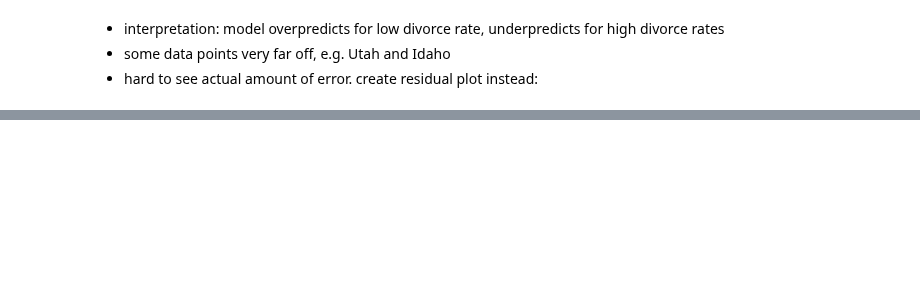
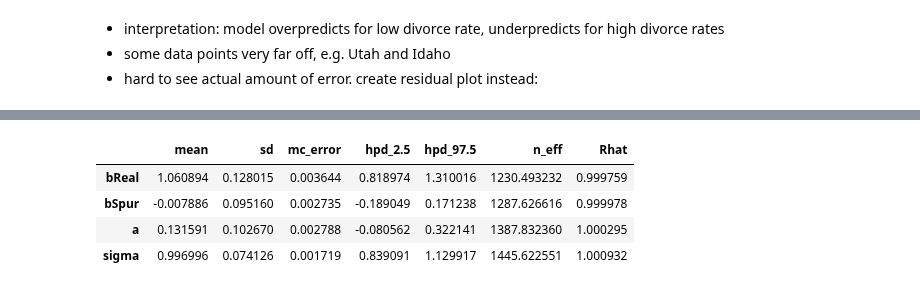
Before and after one commit to nwweber/statistical_rethinking, a Jupyter notebook: chapter_05_multivariate_linear_models.ipynb, the cells around one changed output, grey strips where cells are left out. Cells and saved outputs as stored; diff of their text form; code cells hidden in the pictures; blank space fills up the shorter version.

```diff
--- a/chapter_05_multivariate_linear_models.ipynb
+++ b/chapter_05_multivariate_linear_models.ipynb
@@ -462,0 +518,8 @@ ax.errorbar(
+# %%
+pm.summary(trace_m5_spurious, varnames=['bReal', 'bSpur', 'a', 'sigma'])
+# %% [output]
+|  | mean | sd | mc_error | hpd_2.5 | hpd_97.5 | n_eff | Rhat |
+| bReal | 1.060894 | 0.128015 | 0.003644 | 0.818974 | 1.310016 | 1230.493232 | 0.999759 |
+| bSpur | -0.007886 | 0.095160 | 0.002735 | -0.189049 | 0.171238 | 1287.626616 | 0.999978 |
+| a | 0.131591 | 0.102670 | 0.002788 | -0.080562 | 0.322141 | 1387.832360 | 1.000295 |
+| sigma | 0.996996 | 0.074126 | 0.001719 | 0.839091 | 1.129917 | 1445.622551 | 1.000932 |
```
Also changed, not shown: parts of 19 cells of this notebook.
